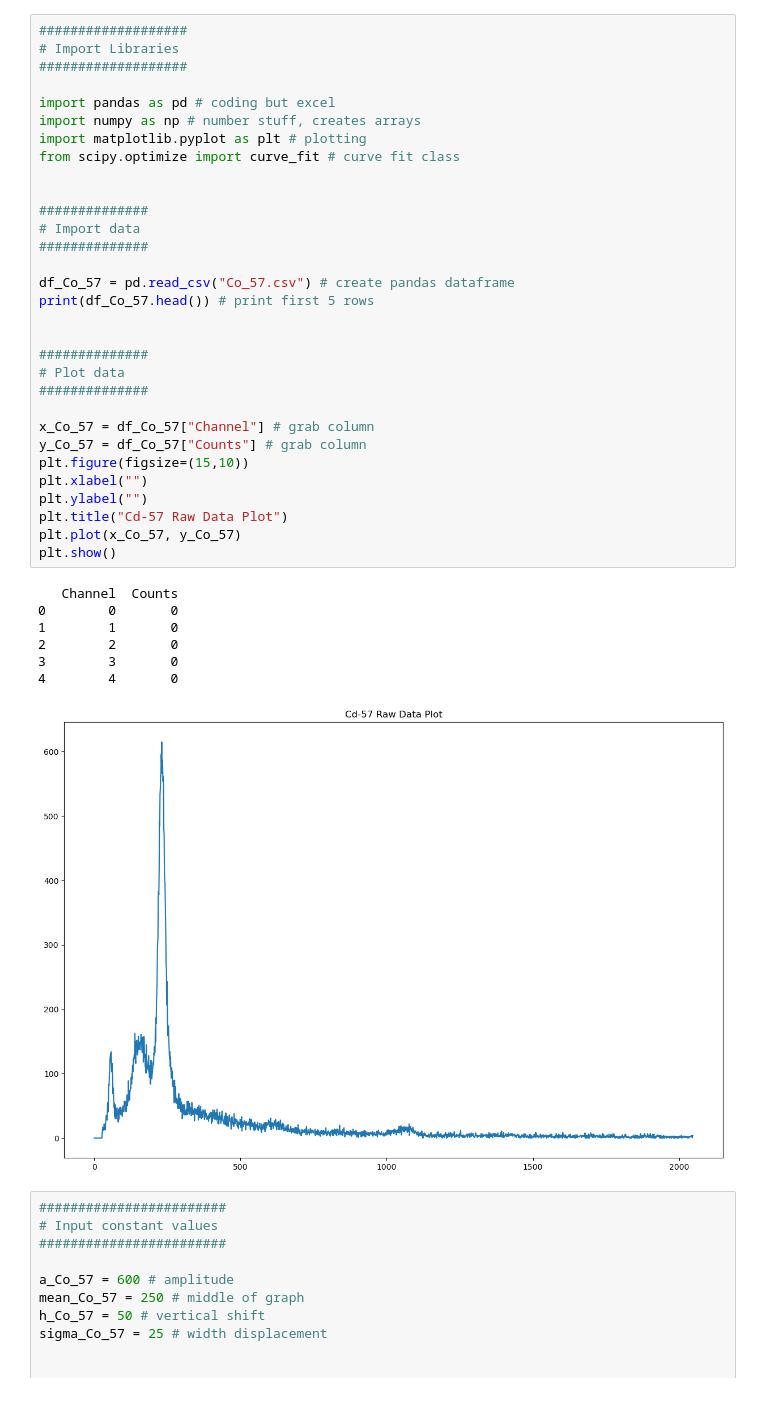
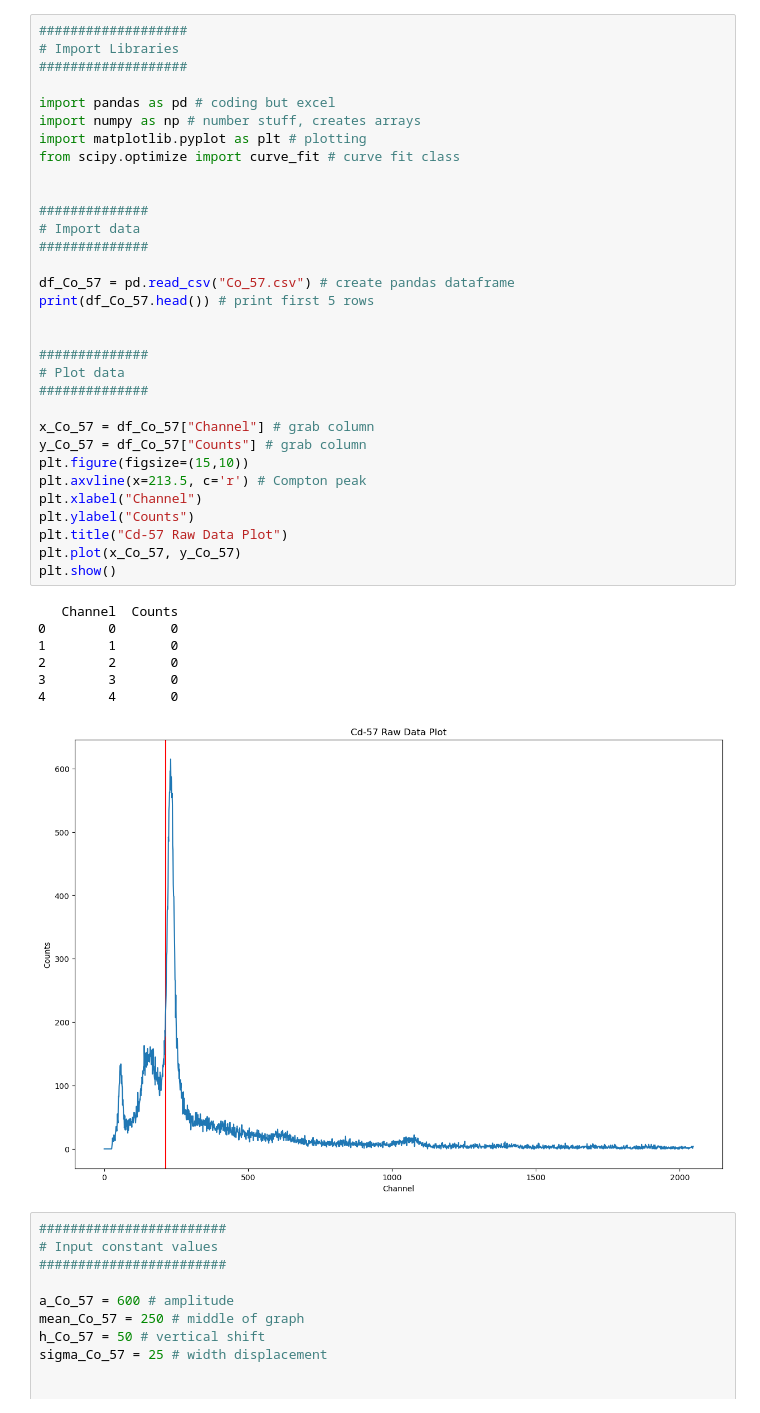
Before and after one commit to ethan-ryan-gh/gam-spec, a Jupyter notebook: Co_57_Analysis.ipynb, the cells around one changed output. Drawn from its saved outputs; the diff is of its cells as text.

```diff
--- a/Co_57_Analysis.ipynb
+++ b/Co_57_Analysis.ipynb
@@ -7,36 +7,37 @@ import pandas as pd # coding but excel
 import numpy as np # number stuff, creates arrays
 import matplotlib.pyplot as plt # plotting
 from scipy.optimize import curve_fit # curve fit class
 
 
 ##############
 # Import data
 ##############
 
 df_Co_57 = pd.read_csv("Co_57.csv") # create pandas dataframe
 print(df_Co_57.head()) # print first 5 rows
 
 
 ##############
 # Plot data
 ##############
 
 x_Co_57 = df_Co_57["Channel"] # grab column
 y_Co_57 = df_Co_57["Counts"] # grab column
 plt.figure(figsize=(15,10))
-plt.xlabel("")
-plt.ylabel("")
+plt.axvline(x=213.5, c='r') # Compton peak
+plt.xlabel("Channel")
+plt.ylabel("Counts")
 plt.title("Cd-57 Raw Data Plot")
 plt.plot(x_Co_57, y_Co_57)
 plt.show()
 # %% [output]
    Channel  Counts
 0        0       0
 1        1       0
 2        2       0
 3        3       0
 4        4       0
-[figure, old version]
+[figure, new version]
 # %%
 ########################
 # Input constant values
```
Also changed, not shown: 2 other files.
